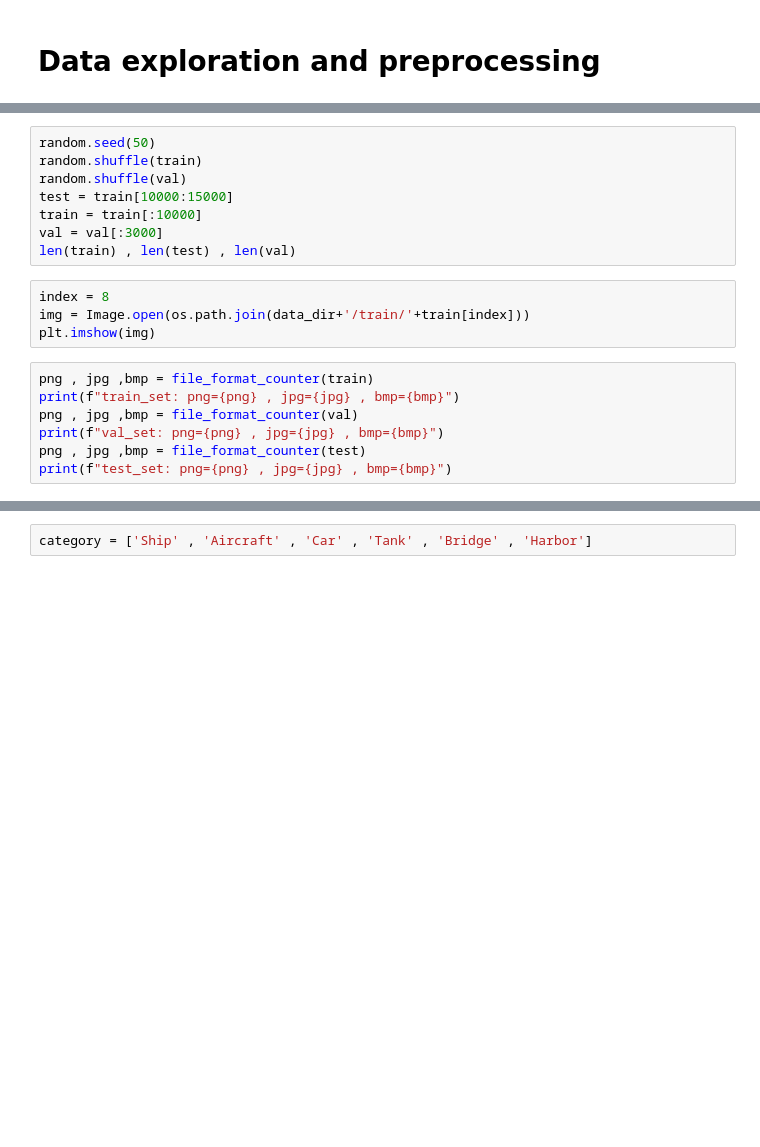
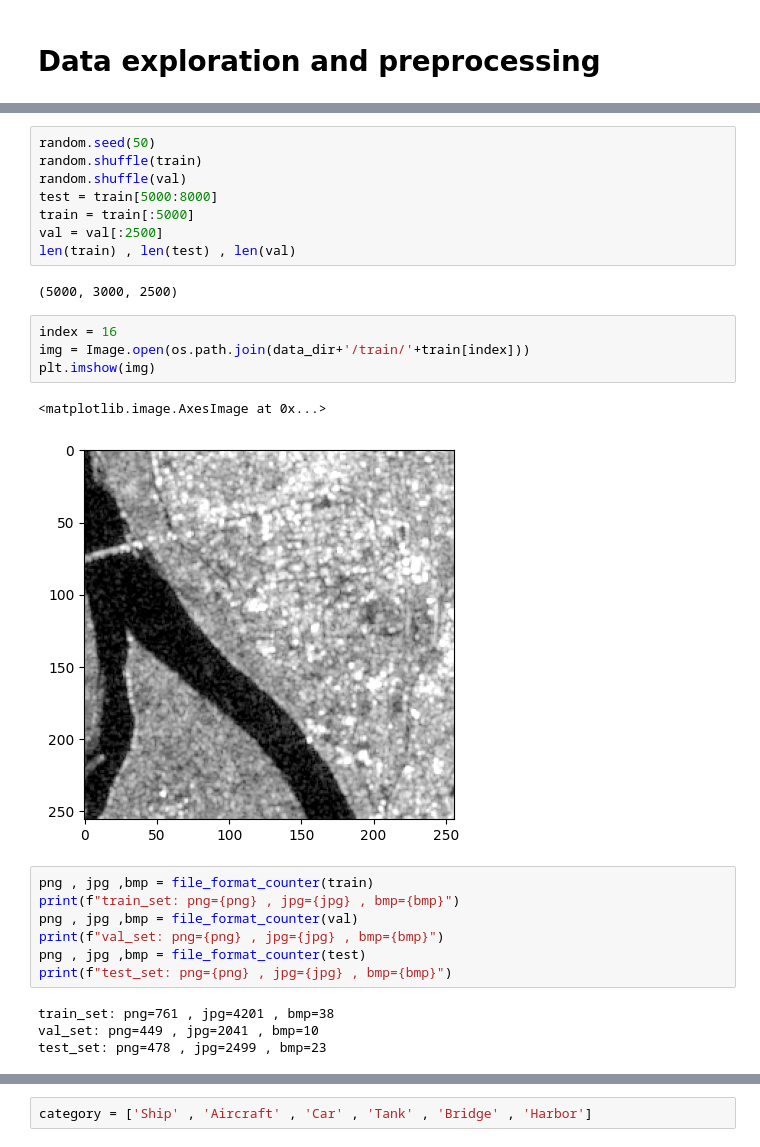
Before and after one commit to Hasanmog/CNN-VS-ViT, a Jupyter notebook: Object_Detection/WorkArea.ipynb, the cells around one changed output, grey strips where cells are left out. Drawn from its saved outputs; the diff is of its cells as text; blank space fills up the shorter version.

```diff
--- a/Object_Detection/WorkArea.ipynb
+++ b/Object_Detection/WorkArea.ipynb
@@ -24,14 +26,19 @@ len(train) , len(val)
 random.seed(50)
 random.shuffle(train)
 random.shuffle(val)
-test = train[10000:15000]
-train = train[:10000]
-val = val[:3000]
+test = train[5000:8000]
+train = train[:5000]
+val = val[:2500]
 len(train) , len(test) , len(val)
+# %% [output]
+(5000, 3000, 2500)
 # %%
-index = 8
+index = 16
 img = Image.open(os.path.join(data_dir+'/train/'+train[index]))
 plt.imshow(img)
+# %% [output]
+<matplotlib.image.AxesImage at 0x...>
+[figure, added]
 # %%
 png , jpg ,bmp = file_format_counter(train)
 print(f"train_set: png={png} , jpg={jpg} , bmp={bmp}")
@@ -39,6 +46,10 @@ png , jpg ,bmp = file_format_counter(val)
 print(f"val_set: png={png} , jpg={jpg} , bmp={bmp}")
 png , jpg ,bmp = file_format_counter(test)
 print(f"test_set: png={png} , jpg={jpg} , bmp={bmp}")
+# %% [output]
+train_set: png=761 , jpg=4201 , bmp=38
+val_set: png=449 , jpg=2041 , bmp=10
+test_set: png=478 , jpg=2499 , bmp=23
 # %%
 train_json = os.path.join(data_dir+'/train.json')
 val_json = os.path.join(data_dir+'/val.json')
```
Also changed, not shown: parts of 20 cells of this notebook, 1 other file.
